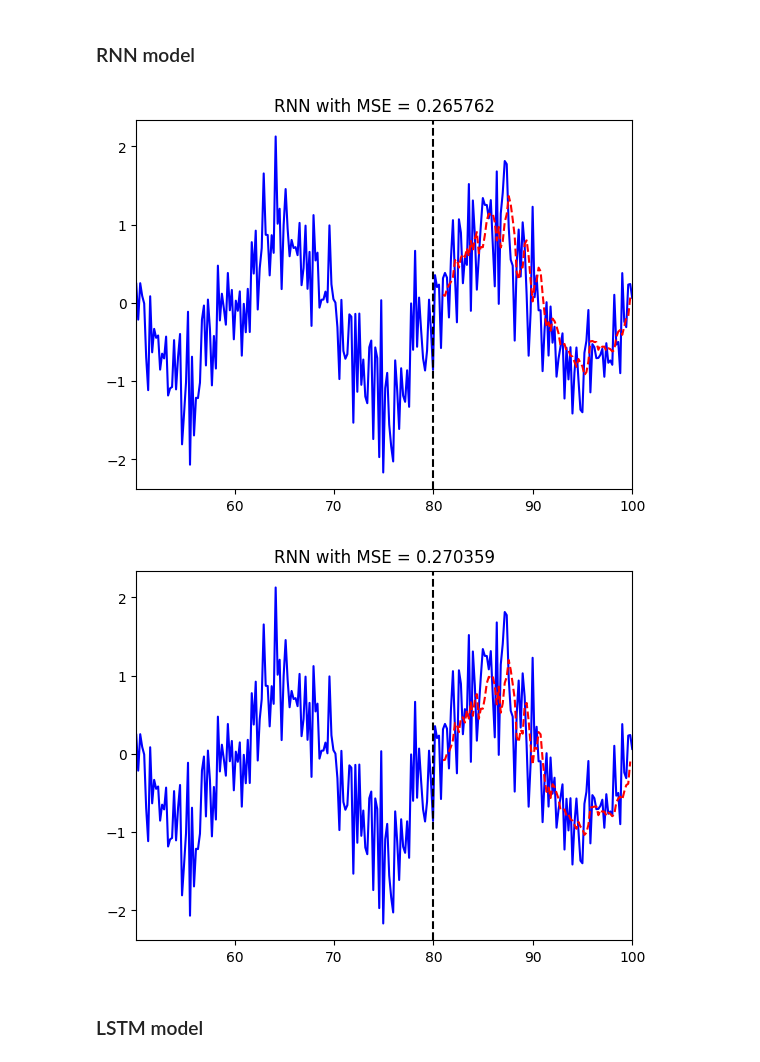
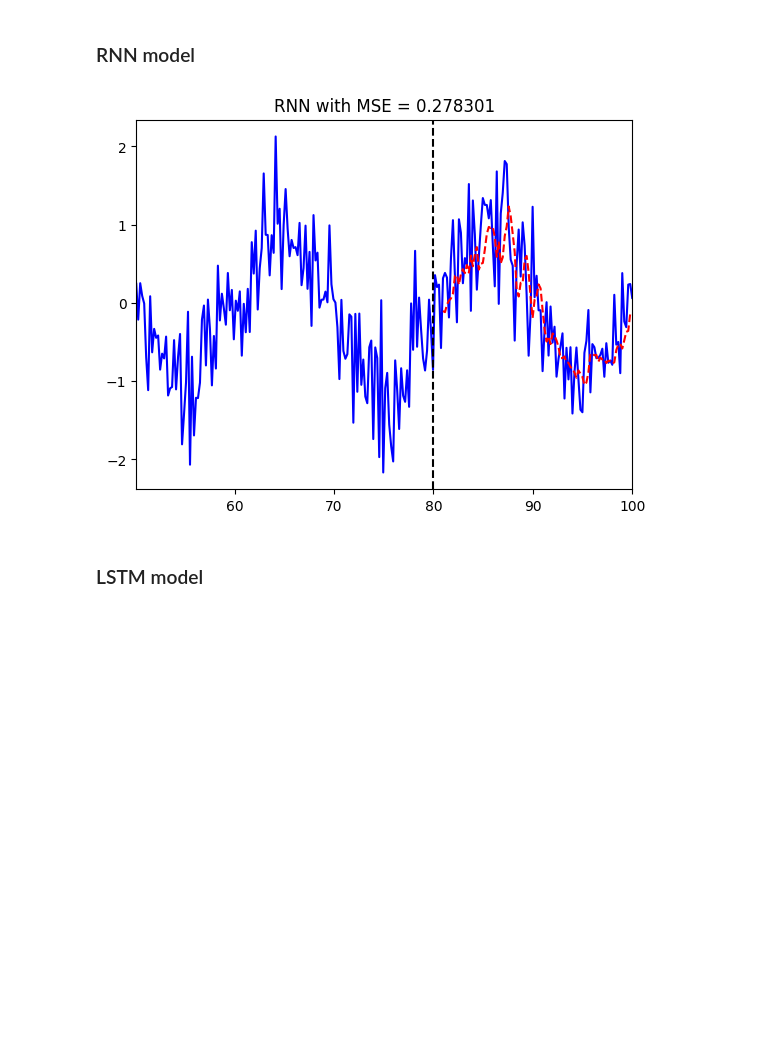
Before and after one commit to BeethovenKodar/IL2233-Project, a Jupyter notebook: 1-task.ipynb, the cells around one changed output. Saved outputs shown, nothing was run; the diff lists cells and outputs as text; code cells hidden in the pictures; blank space fills up the shorter version.

```diff
--- a/1-task.ipynb
+++ b/1-task.ipynb
@@ -184,14 +190,14 @@ Design an RNN and a LSTM for two-step prediction. The output vector has a size o
 # %%
 model = Sequential([
     SimpleRNN(units=100, input_shape=(4, 1), activation='sigmoid'),
     Dense(units=2)
-]).compile(optimizer='adam', loss='mse')
+])
+model.compile(optimizer='adam', loss='mse')
 
 pred, mse = predictdata(sinedatawnoise, model, 4, 2)
 plotdata(sinedatawnoise, pred, f"RNN with MSE = {format(mse, '.6f')}", periods * period, 4)
 # %% [output]
-[figure, old version]
+[figure, new version]
-[figure, removed]
 # %% [markdown]
 ### LSTM model
 # %%
```
Also changed, not shown: parts of 9 cells of this notebook.
